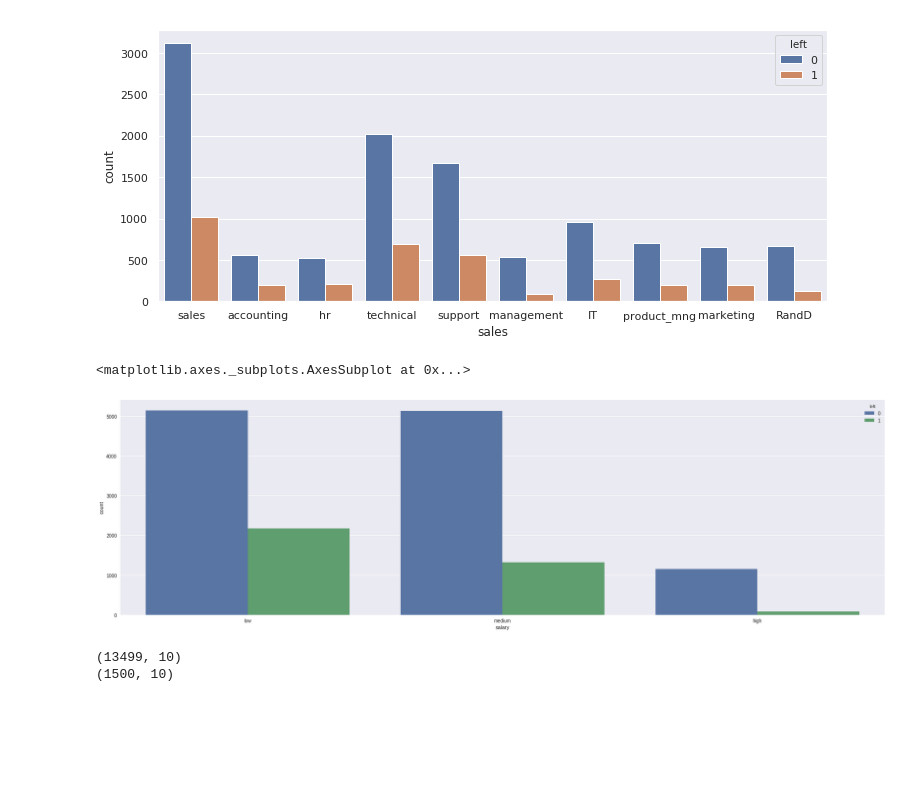
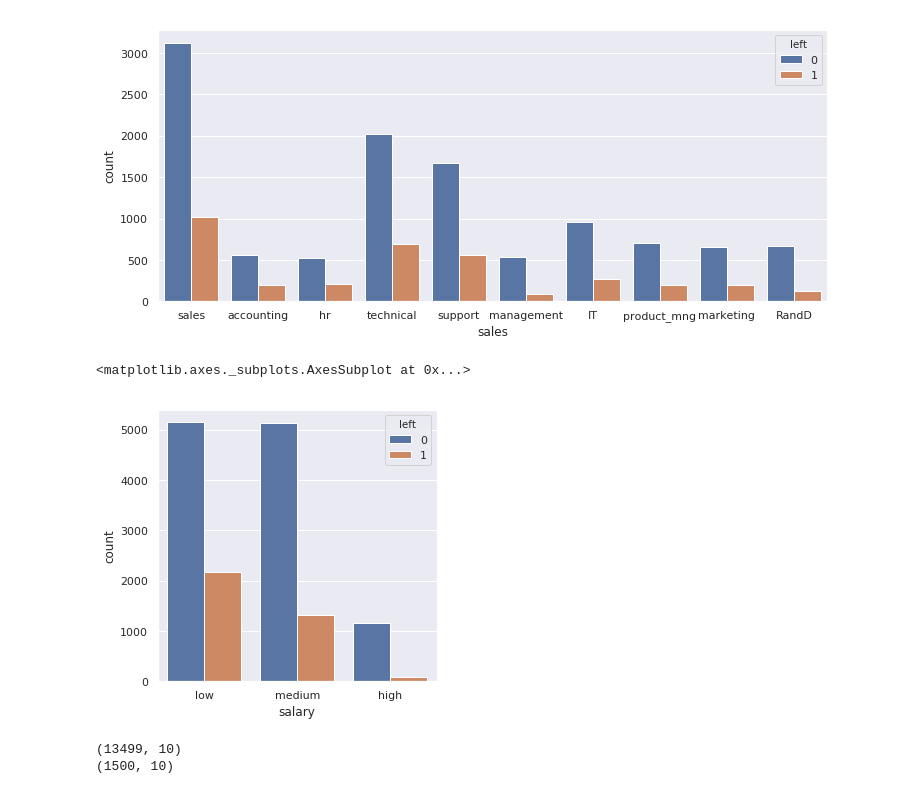
Before and after one commit to tkhan3/machinelearning, a Jupyter notebook: HR_Analytics_15000_rec.ipynb, the cells around one changed output. Saved outputs shown, nothing was run; the diff lists cells and outputs as text; code cells hidden in the pictures; blank space fills up the shorter version.

```diff
--- a/HR_Analytics_15000_rec.ipynb
+++ b/HR_Analytics_15000_rec.ipynb
@@ -179,10 +179,11 @@ sns.countplot(x="sales",data=hr_data_full,hue='left')
 <matplotlib.axes._subplots.AxesSubplot at 0x...>
 [figure]
 # %%
+sns.set(rc={'figure.figsize':(5,5)})
 sns.countplot(x="salary",data=hr_data_full,hue='left')
 # %% [output]
 <matplotlib.axes._subplots.AxesSubplot at 0x...>
-[figure, old version]
+[figure, new version]
 # %%
 split = StratifiedShuffleSplit(n_splits=1, test_size=0.1, random_state=42)
 for train_index, test_index in split.split(hr_data_full, hr_data_full["left"]):
```
